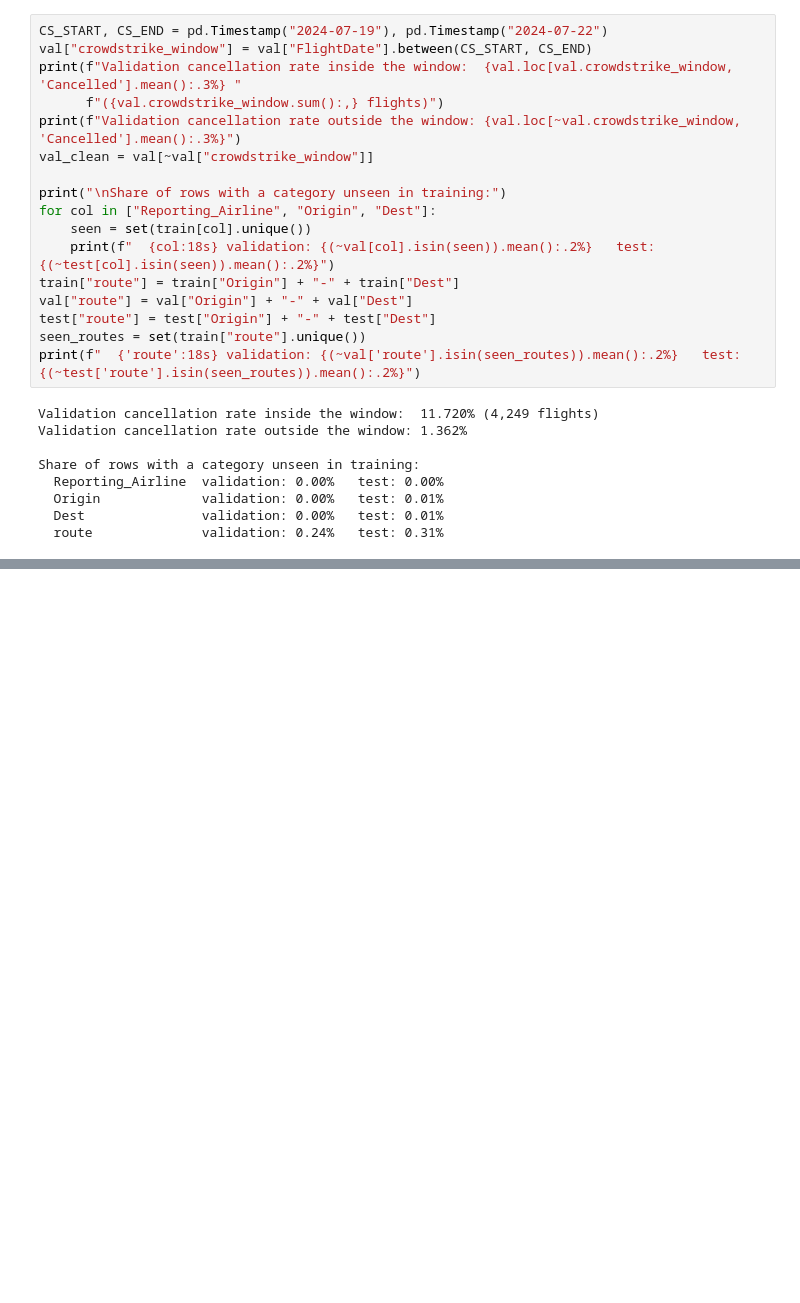
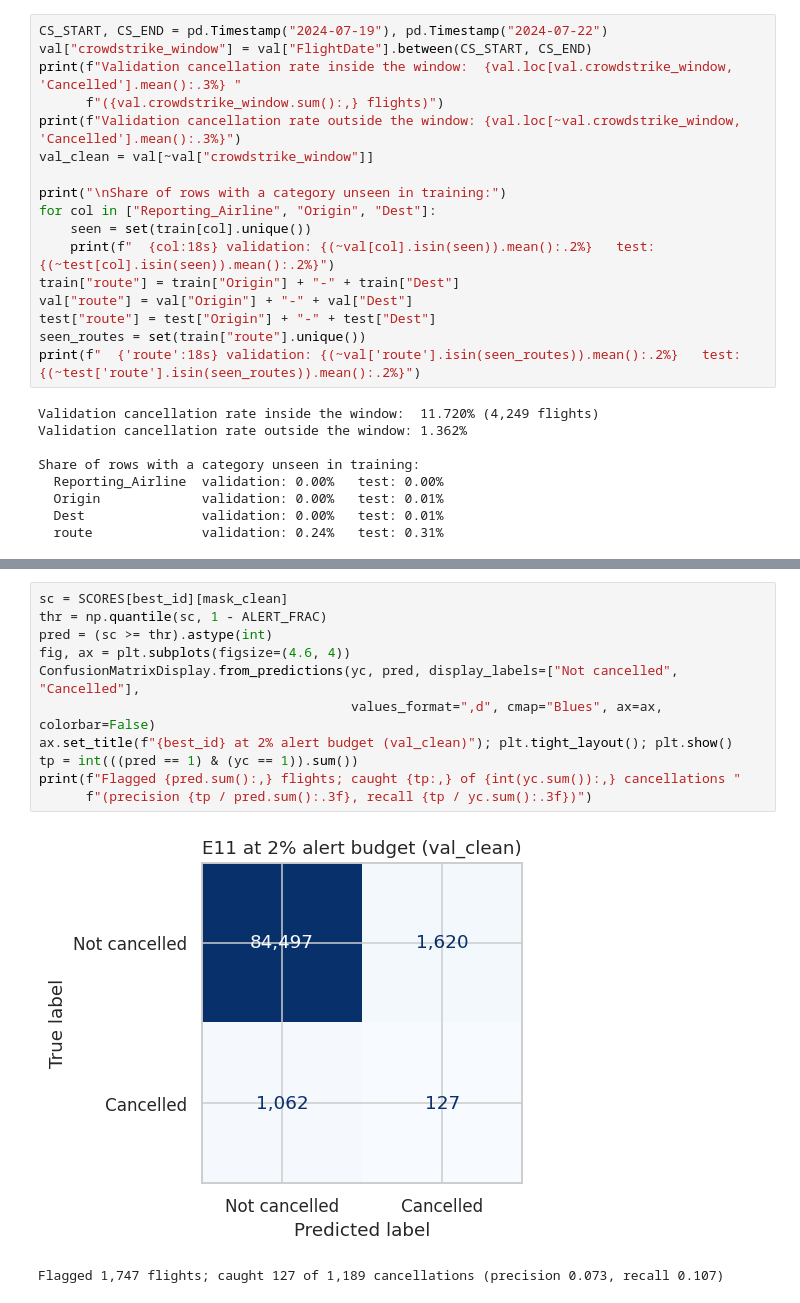
Before and after one commit to ShamiPlacide/Flight-cancellation-prediction-ml-dl, a Jupyter notebook: flight-cancellation-main.ipynb, the cells around one changed output, grey strips where cells are left out. Drawn from its saved outputs; the diff is of its cells as text; blank space fills up the shorter version.

```diff
--- a/flight-cancellation-main.ipynb
+++ b/flight-cancellation-main.ipynb
@@ -348,0 +916,14 @@ Share of rows with a category unseen in training:
+# %%
+sc = SCORES[best_id][mask_clean]
+thr = np.quantile(sc, 1 - ALERT_FRAC)
+pred = (sc >= thr).astype(int)
+fig, ax = plt.subplots(figsize=(4.6, 4))
+ConfusionMatrixDisplay.from_predictions(yc, pred, display_labels=["Not cancelled", "Cancelled"],
+                                        values_format=",d", cmap="Blues", ax=ax, colorbar=False)
+ax.set_title(f"{best_id} at 2% alert budget (val_clean)"); plt.tight_layout(); plt.show()
+tp = int(((pred == 1) & (yc == 1)).sum())
+print(f"Flagged {pred.sum():,} flights; caught {tp:,} of {int(yc.sum()):,} cancellations "
+      f"(precision {tp / pred.sum():.3f}, recall {tp / yc.sum():.3f})")
+# %% [output]
+[figure, added]
+Flagged 1,747 flights; caught 127 of 1,189 cancellations (precision 0.073, recall 0.107)
```
Also changed, not shown: parts of 48 cells of this notebook.
